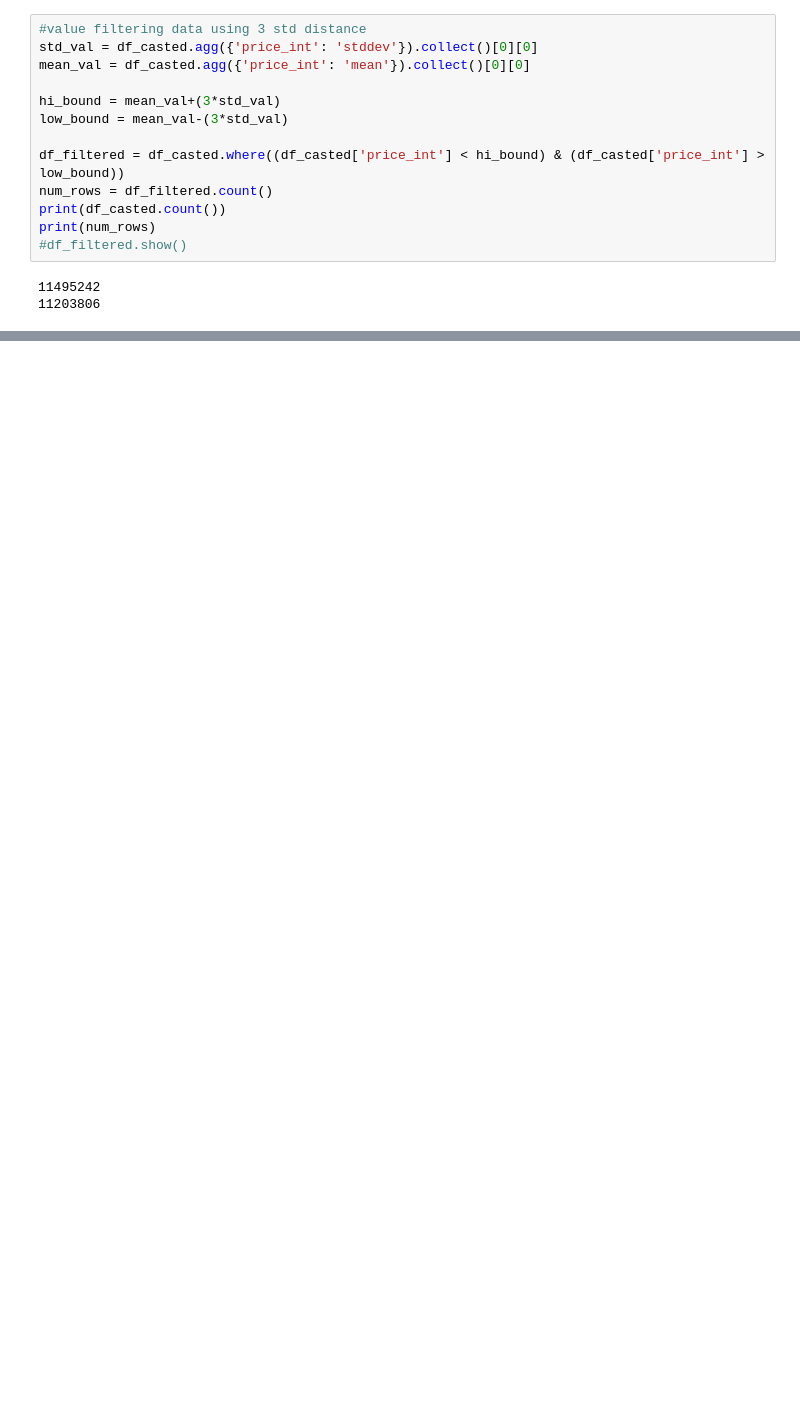
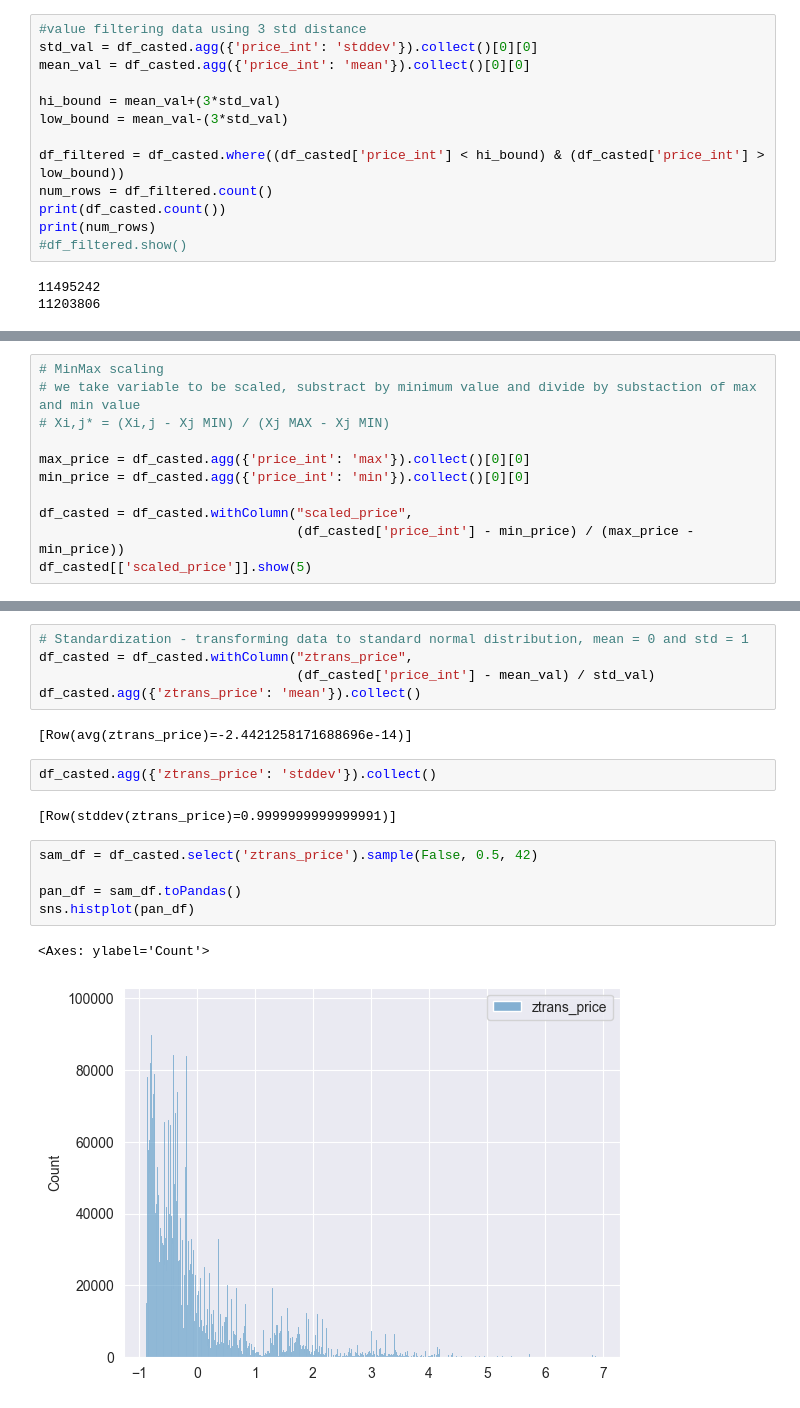
Before and after one commit to kizerek321/learning_pyspark, a Jupyter notebook: feature_engineering.ipynb, the cells around one changed output, grey strips where cells are left out. Drawn from its saved outputs; the diff is of its cells as text; blank space fills up the shorter version.

Commit message:
day 6, 1st commit. MinMax scaling and standardization - transforming data into standard normal distribution, log scaling to achieve look of normal distribution

```diff
--- a/feature_engineering.ipynb
+++ b/feature_engineering.ipynb
@@ -175,0 +175,11 @@ df.dropna(how='any', tresh=50, subset=['ts_weekday_int']) #if in how 'any' than
+# %%
+# MinMax scaling
+# we take variable to be scaled, substract by minimum value and divide by substaction of max and min value
+# Xi,j* = (Xi,j - Xj MIN) / (Xj MAX - Xj MIN)
+
+max_price = df_casted.agg({'price_int': 'max'}).collect()[0][0]
+min_price = df_casted.agg({'price_int': 'min'}).collect()[0][0]
+
+df_casted = df_casted.withColumn("scaled_price",
+                                 (df_casted['price_int'] - min_price) / (max_price - min_price))
+df_casted[['scaled_price']].show(5)
@@ -175,0 +197,19 @@ df.dropna(how='any', tresh=50, subset=['ts_weekday_int']) #if in how 'any' than
+# %%
+# Standardization - transforming data to standard normal distribution, mean = 0 and std = 1
+df_casted = df_casted.withColumn("ztrans_price",
+                                 (df_casted['price_int'] - mean_val) / std_val)
+df_casted.agg({'ztrans_price': 'mean'}).collect()
+# %% [output]
+[Row(avg(ztrans_price)=-2.4421258171688696e-14)]
+# %%
+df_casted.agg({'ztrans_price': 'stddev'}).collect()
+# %% [output]
+[Row(stddev(ztrans_price)=0.9999999999999991)]
+# %%
+sam_df = df_casted.select('ztrans_price').sample(False, 0.5, 42)
+
+pan_df = sam_df.toPandas()
+sns.histplot(pan_df)
+# %% [output]
+<Axes: ylabel='Count'>
+[figure, added]
```
Also changed, not shown: parts of 6 cells of this notebook.
